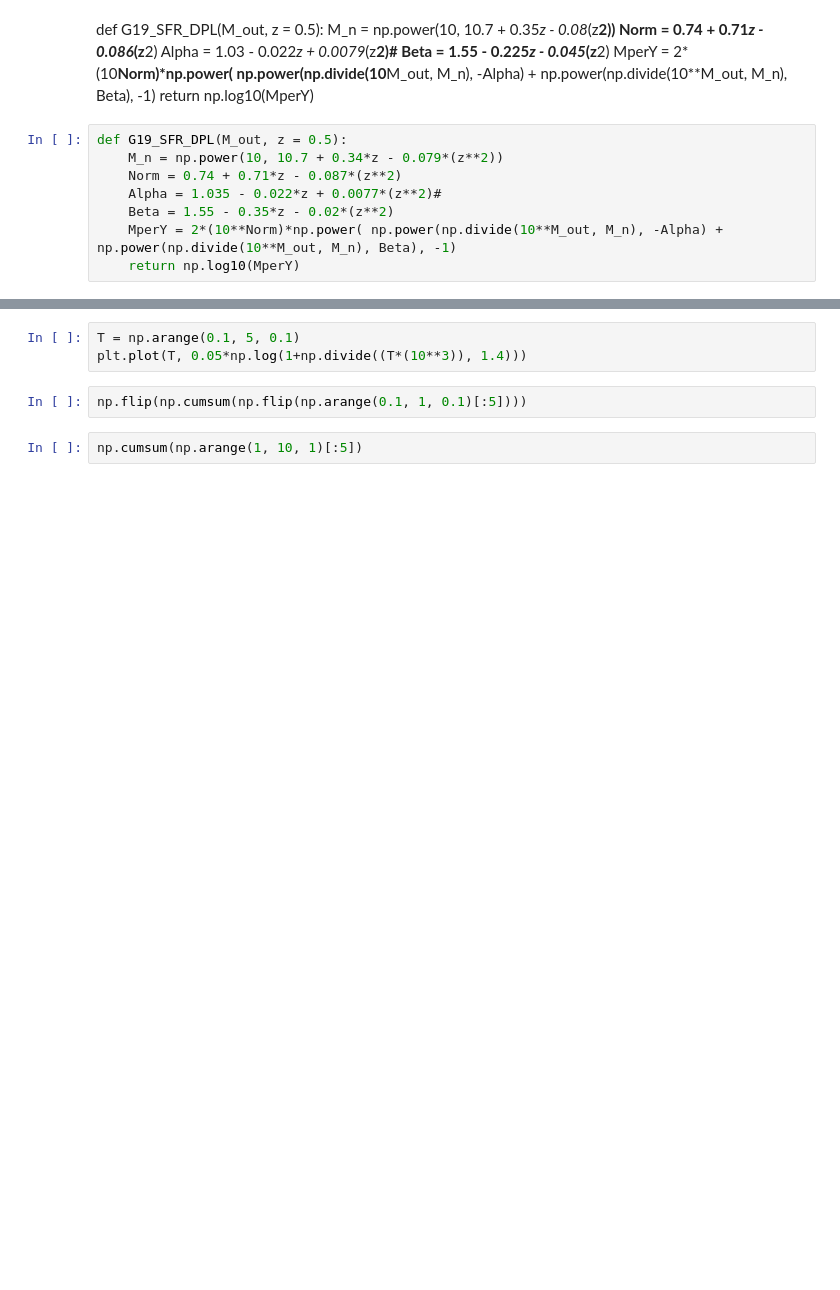
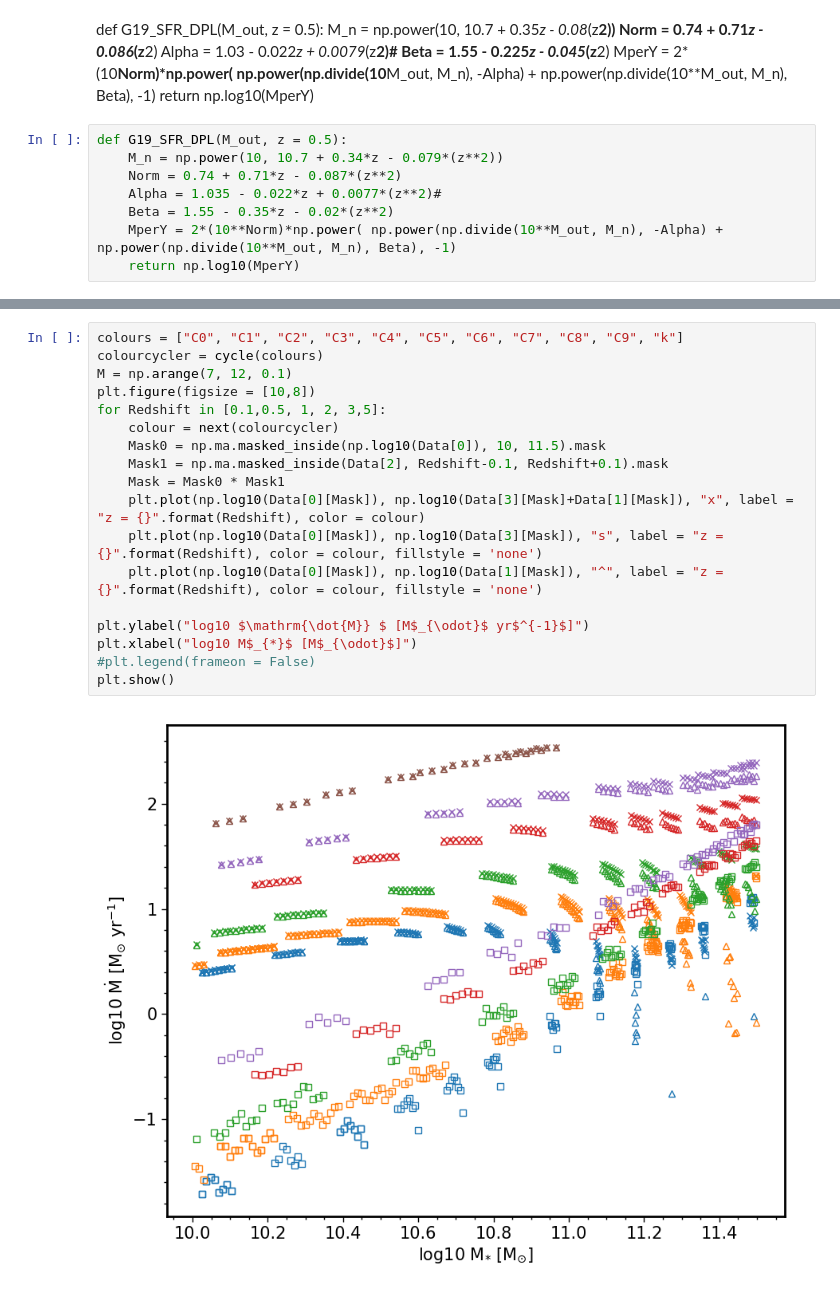
Before and after one commit to PipGrylls/STEEL, a Jupyter notebook: Notebooks/Science/HMT_Continuity.ipynb, the cells around one changed output, grey strips where cells are left out. Saved outputs shown, nothing was run; the diff lists cells and outputs as text; blank space fills up the shorter version.

```diff
--- a/Notebooks/Science/HMT_Continuity.ipynb
+++ b/Notebooks/Science/HMT_Continuity.ipynb
@@ -155,7 +155,20 @@ plt.show()
-# %%
-T = np.arange(0.1, 5, 0.1)
-plt.plot(T, 0.05*np.log(1+np.divide((T*(10**3)), 1.4)))
-# %%
-np.flip(np.cumsum(np.flip(np.arange(0.1, 1, 0.1)[:5])))
-# %%
-np.cumsum(np.arange(1, 10, 1)[:5])
+# %%
+colours = ["C0", "C1", "C2", "C3", "C4", "C5", "C6", "C7", "C8", "C9", "k"]
+colourcycler = cycle(colours)
+M = np.arange(7, 12, 0.1)
+plt.figure(figsize = [10,8])
+for Redshift in [0.1,0.5, 1, 2, 3,5]:
+    colour = next(colourcycler)
+    Mask0 = np.ma.masked_inside(np.log10(Data[0]), 10, 11.5).mask
+    Mask1 = np.ma.masked_inside(Data[2], Redshift-0.1, Redshift+0.1).mask
+    Mask = Mask0 * Mask1
+    plt.plot(np.log10(Data[0][Mask]), np.log10(Data[3][Mask]+Data[1][Mask]), "x", label = "z = {}".format(Redshift), color = colour)
+    plt.plot(np.log10(Data[0][Mask]), np.log10(Data[3][Mask]), "s", label = "z = {}".format(Redshift), color = colour, fillstyle = 'none')
+    plt.plot(np.log10(Data[0][Mask]), np.log10(Data[1][Mask]), "^", label = "z = {}".format(Redshift), color = colour, fillstyle = 'none')
+
+plt.ylabel("log10 $\mathrm{\dot{M}} $ [M$_{\odot}$ yr$^{-1}$]")
+plt.xlabel("log10 M$_{*}$ [M$_{\odot}$]")
+#plt.legend(frameon = False)
+plt.show()
+# %% [output]
+[figure, added]
```
Also changed, not shown: parts of 5 cells of this notebook, 8 other files.
